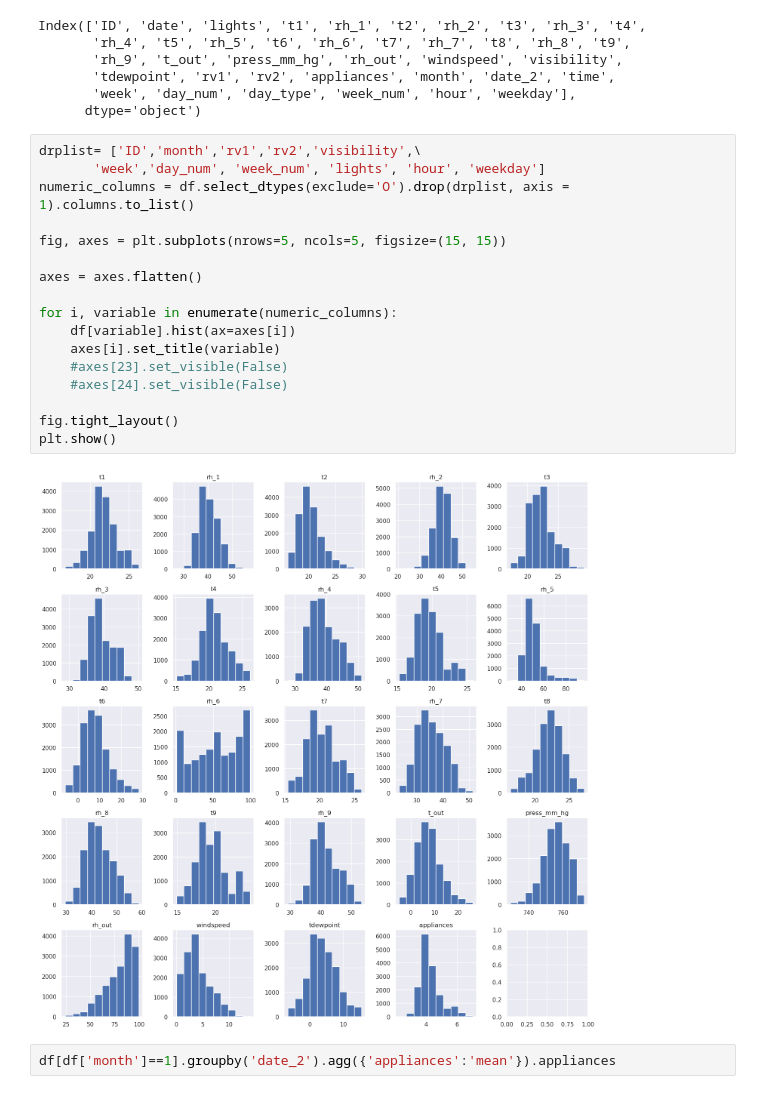
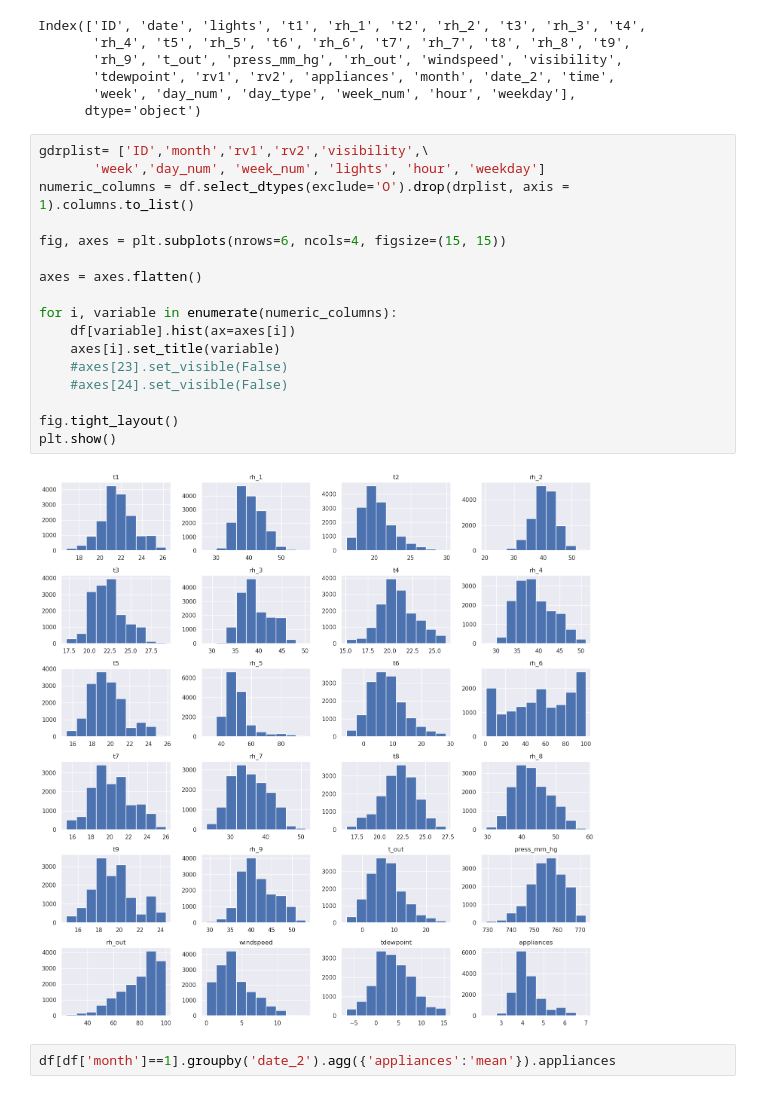
Before and after one commit to hantablack9/IIT-Roorkee-Hackathon, a Jupyter notebook: Household Energy Optimization, Prediction.ipynb, the cells around one changed output. Drawn from its saved outputs; the diff is of its cells as text.

```diff
--- a/Household Energy Optimization, Prediction.ipynb
+++ b/Household Energy Optimization, Prediction.ipynb
@@ -359,24 +359,24 @@ Index(['ID', 'date', 'lights', 't1', 'rh_1', 't2', 'rh_2', 't3', 'rh_3', 't4',
        'week', 'day_num', 'day_type', 'week_num', 'hour', 'weekday'],
       dtype='object')
 # %%
-drplist= ['ID','month','rv1','rv2','visibility',\
+gdrplist= ['ID','month','rv1','rv2','visibility',\
        'week','day_num', 'week_num', 'lights', 'hour', 'weekday']
 numeric_columns = df.select_dtypes(exclude='O').drop(drplist, axis = 1).columns.to_list()
 
-fig, axes = plt.subplots(nrows=5, ncols=5, figsize=(15, 15))
+fig, axes = plt.subplots(nrows=6, ncols=4, figsize=(15, 15))
 
 axes = axes.flatten()
 
 for i, variable in enumerate(numeric_columns):
     df[variable].hist(ax=axes[i])
     axes[i].set_title(variable)
     #axes[23].set_visible(False)
     #axes[24].set_visible(False)
 
 fig.tight_layout()
 plt.show()
 # %% [output]
-[figure, old version]
+[figure, new version]
 # %%
 df[df['month']==1].groupby('date_2').agg({'appliances':'mean'}).appliances
 # %% [output]
```
Also changed, not shown: parts of 4 cells of this notebook.
